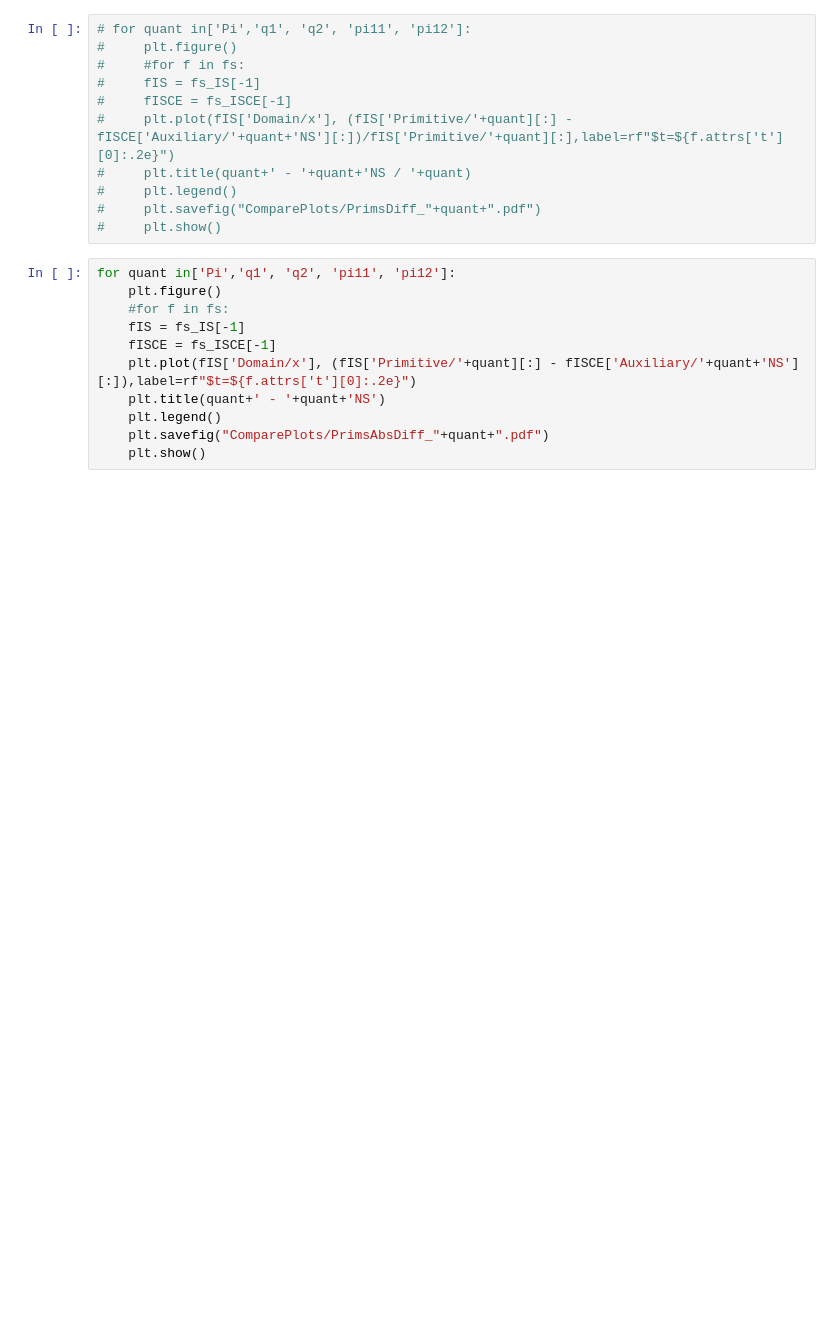
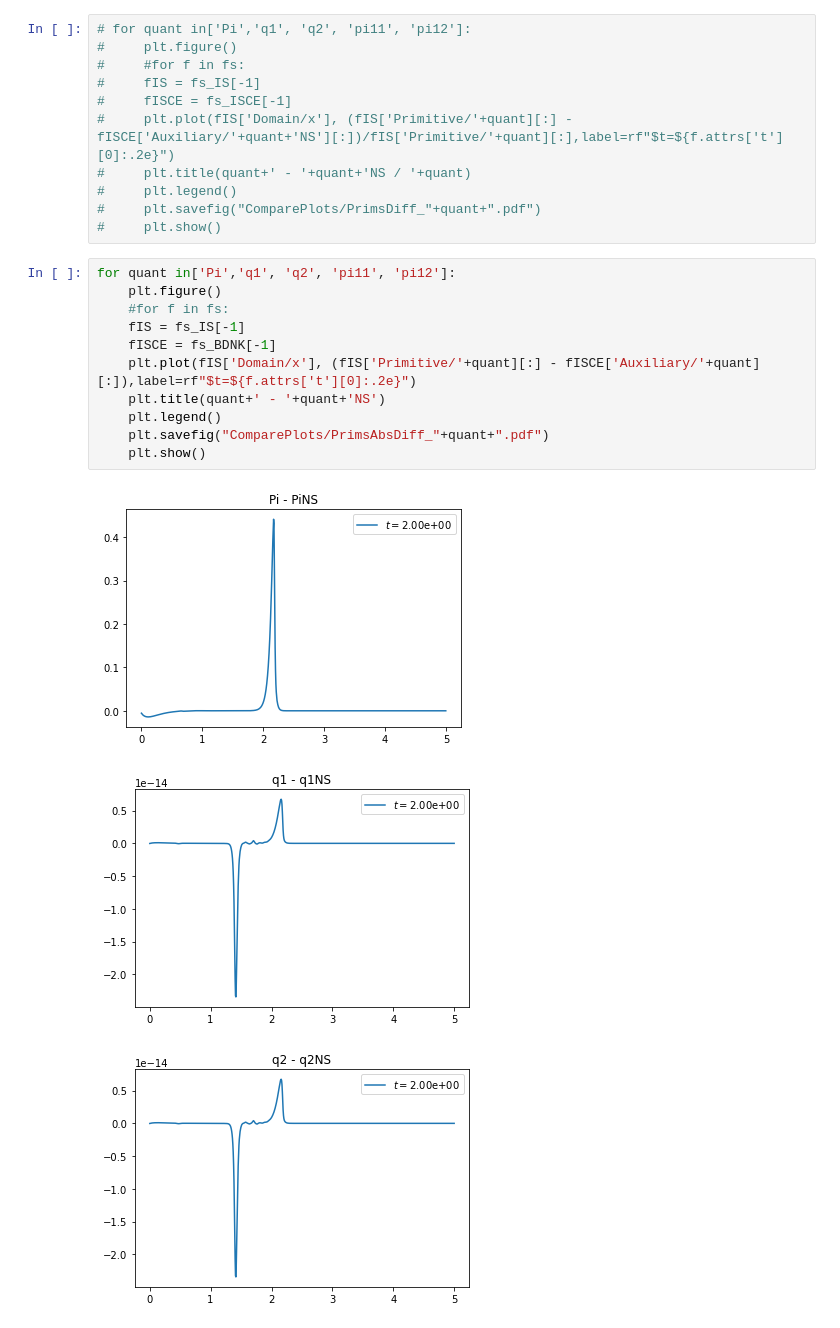
Before and after one commit to MarcusHatton/Plotting, a Jupyter notebook: IS_BDNK_Compare_StillShockID.ipynb, the cells around one changed output. Cells and saved outputs as stored; diff of their text form; blank space fills up the shorter version.

```diff
--- a/IS_BDNK_Compare_StillShockID.ipynb
+++ b/IS_BDNK_Compare_StillShockID.ipynb
@@ -123,11 +151,15 @@ for quant in['n','rho','p','v1','v2']:
 # %%
 for quant in['Pi','q1', 'q2', 'pi11', 'pi12']:
     plt.figure()
     #for f in fs:
     fIS = fs_IS[-1]
-    fISCE = fs_ISCE[-1]
-    plt.plot(fIS['Domain/x'], (fIS['Primitive/'+quant][:] - fISCE['Auxiliary/'+quant+'NS'][:]),label=rf"$t=${f.attrs['t'][0]:.2e}")
+    fISCE = fs_BDNK[-1]
+    plt.plot(fIS['Domain/x'], (fIS['Primitive/'+quant][:] - fISCE['Auxiliary/'+quant][:]),label=rf"$t=${f.attrs['t'][0]:.2e}")
     plt.title(quant+' - '+quant+'NS')
     plt.legend()
     plt.savefig("ComparePlots/PrimsAbsDiff_"+quant+".pdf")
     plt.show()
+# %% [output]
+[figure, added]
+[figure, added]
+[figure, added]
```
Also changed, not shown: parts of 13 cells of this notebook, 1 other file.
